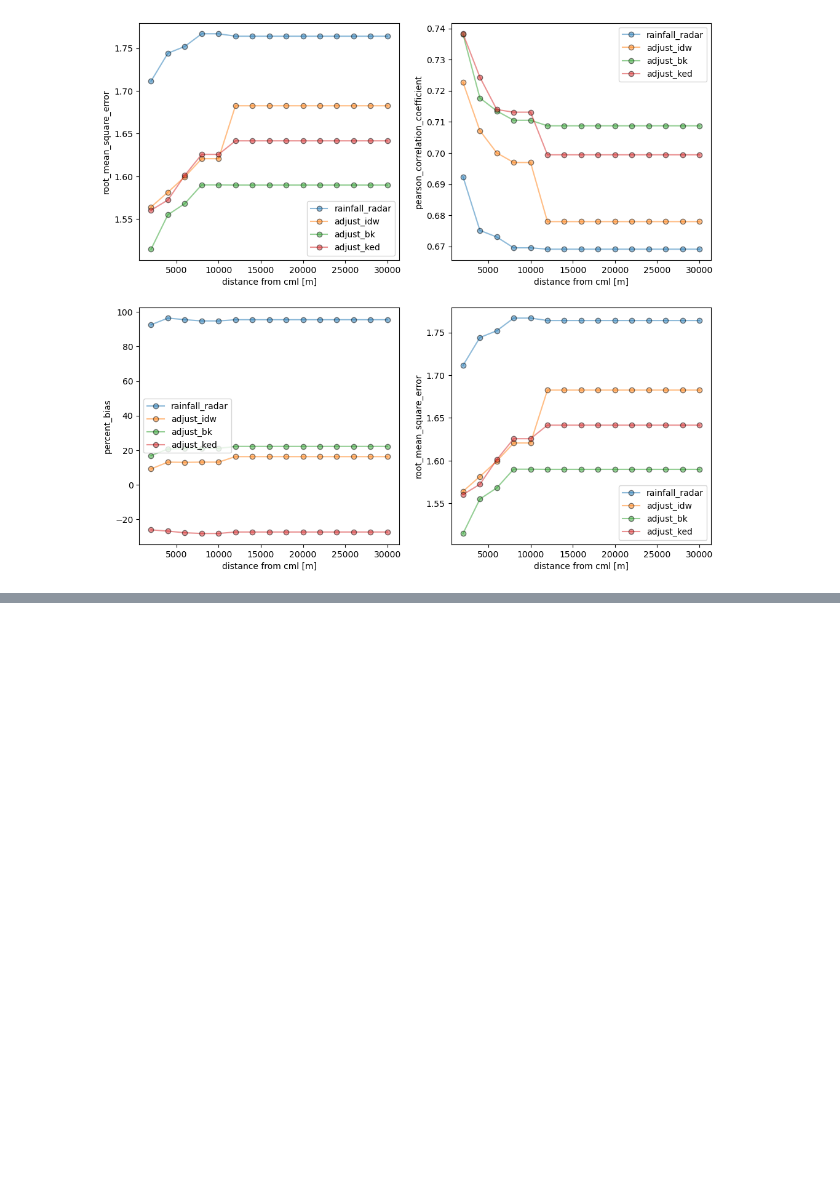
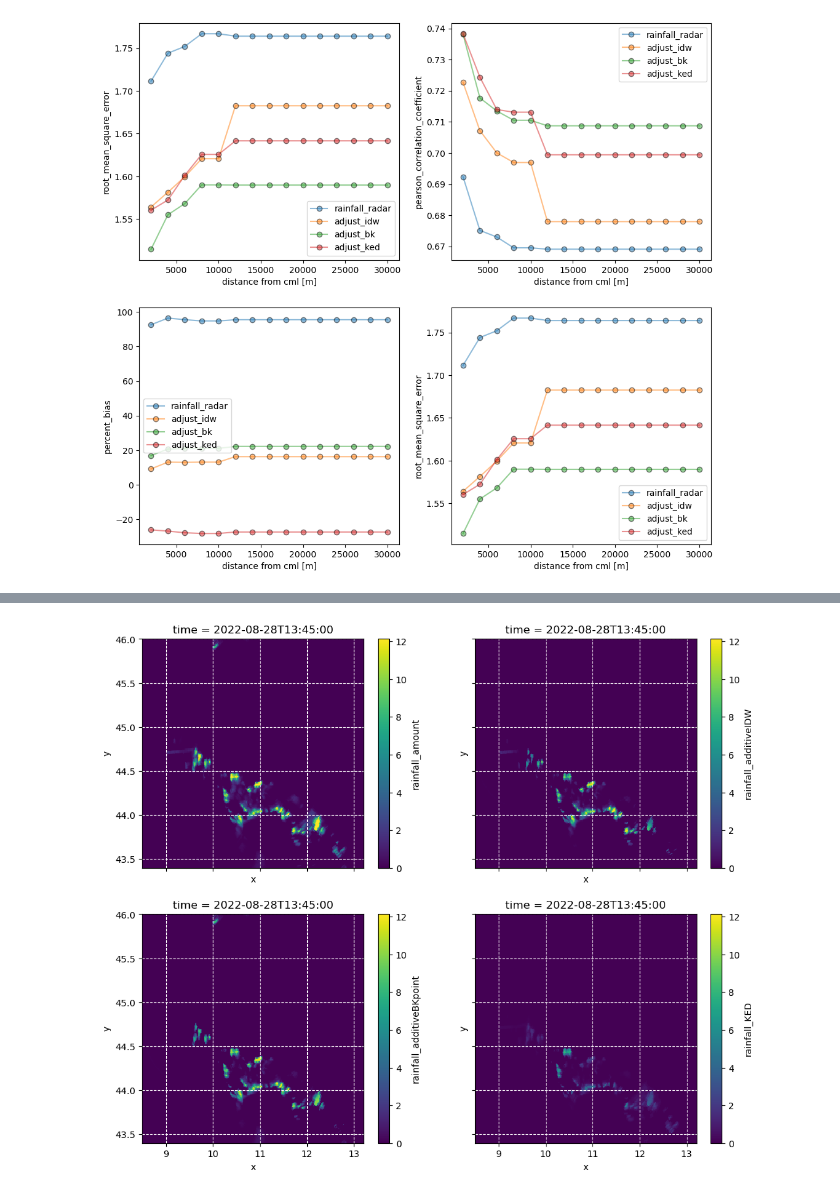
Before and after one commit to EliaCovi/radar_adjustment_intercomparison, a Jupyter notebook: 4_adjustment_analysis.ipynb, the cells around one changed output, grey strips where cells are left out. Saved outputs shown, nothing was run; the diff lists cells and outputs as text; code cells hidden in the pictures; blank space fills up the shorter version.

```diff
--- a/4_adjustment_analysis.ipynb
+++ b/4_adjustment_analysis.ipynb
@@ -220,0 +296,21 @@ ax[1,1].legend()
+# %%
+seltime = '2022-08-28T13:45:00.000000000'
+#seltime = '2022-08-06T19:00:00.000000000'
+
+vmax = np.nanmax(np.concatenate([ds_rad.rainfall_amount.sel(time = seltime).values.flatten(),
+                                 ds_rad.rainfall_additiveIDW.sel(time = seltime).values.flatten(),
+                                 ds_rad.rainfall_additiveBKpoint.sel(time = seltime).values.flatten(),
+                                 ds_rad.rainfall_KED.sel(time = seltime).values.flatten()], axis=0))
+
+fig, ax=plt.subplots(2,2, figsize=(12,10), sharex=True, sharey=True)
+ds_rad.rainfall_amount.sel(time = seltime).plot(ax=ax[0,0], vmin=0, vmax=vmax)
+ds_rad.rainfall_additiveIDW.sel(time = seltime).plot(ax=ax[0,1], vmin=0, vmax=vmax)
+ds_rad.rainfall_additiveBKpoint.sel(time = seltime).plot(ax=ax[1,0], vmin=0, vmax=vmax)
+ds_rad.rainfall_KED.sel(time = seltime).plot(ax=ax[1,1], vmin=0, vmax=vmax)
+
+ax[0,0].grid(linestyle='--', color='white')
+ax[1,0].grid(linestyle='--', color='white')
+ax[0,1].grid(linestyle='--', color='white')
+ax[1,1].grid(linestyle='--', color='white')
+# %% [output]
+[figure, added]
```
Also changed, not shown: parts of 14 cells of this notebook.
